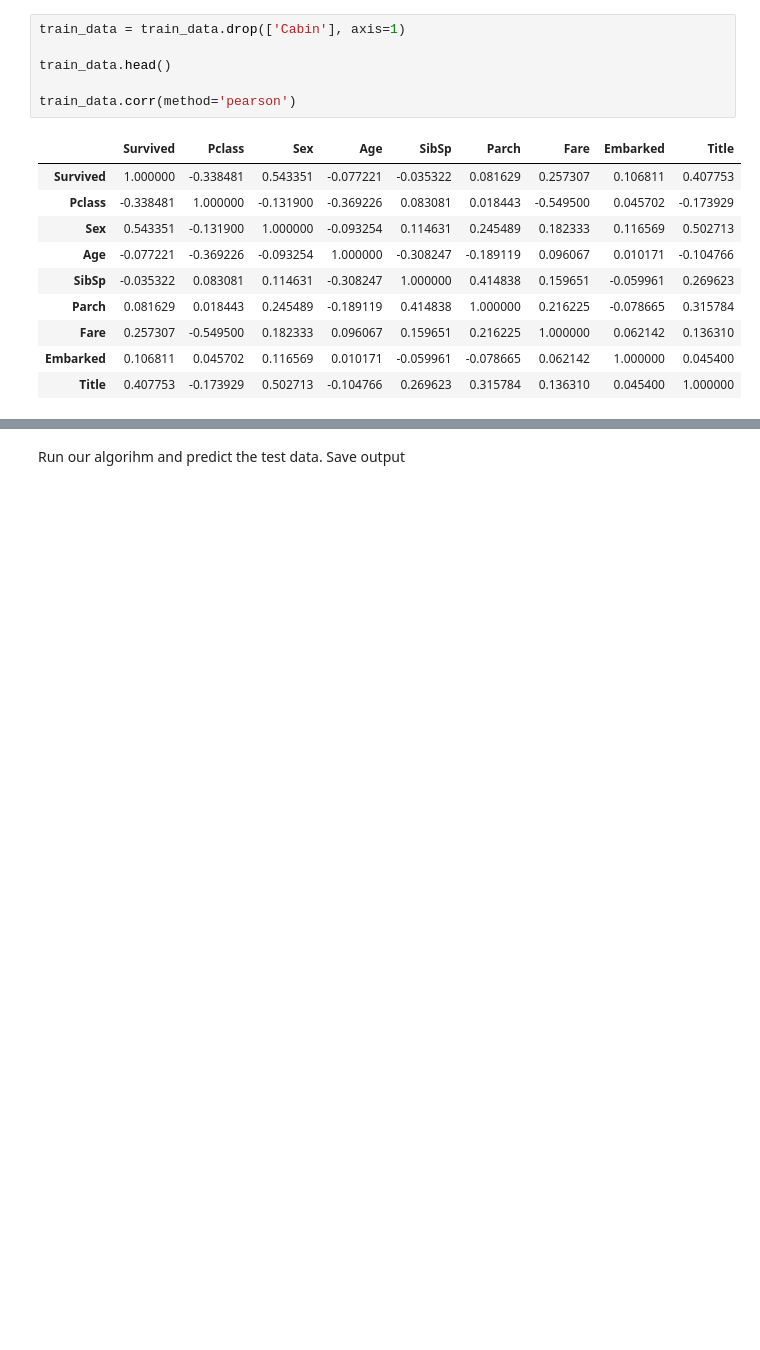
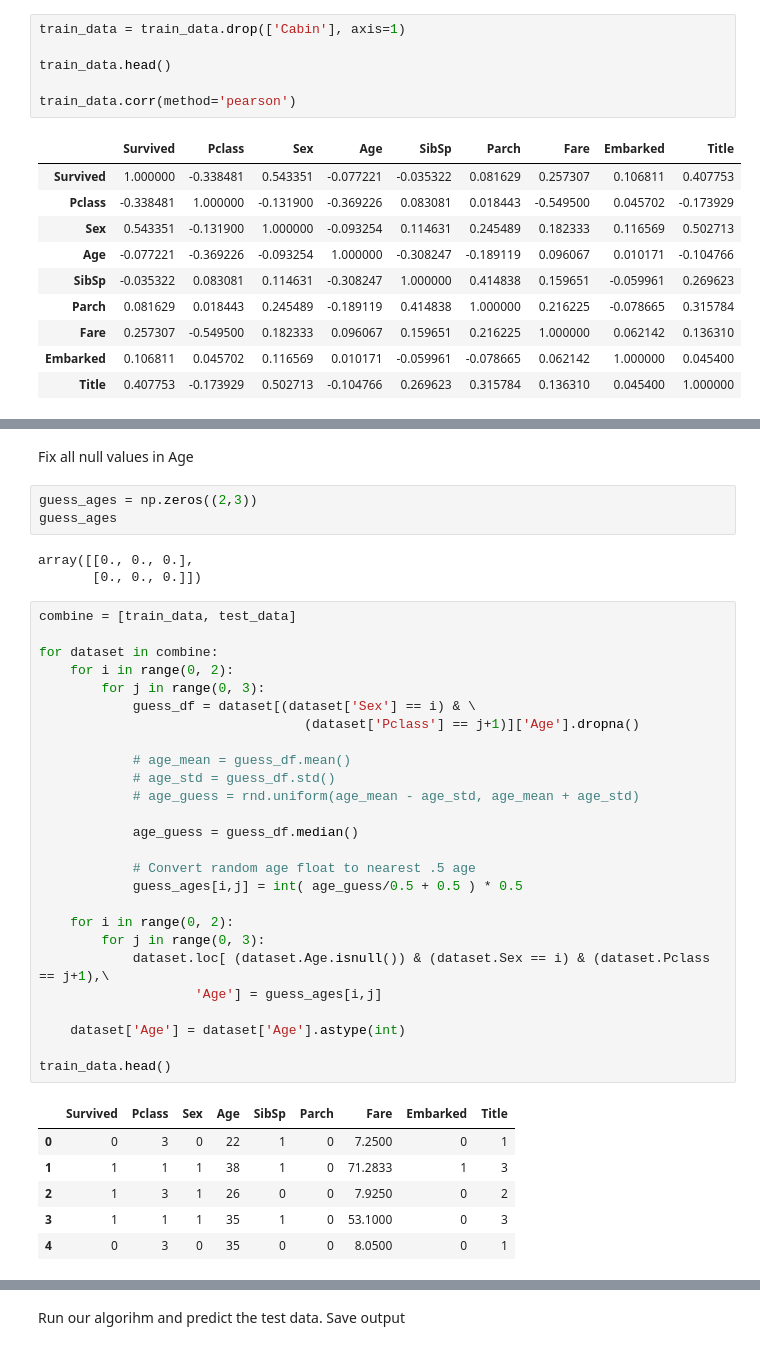
Before and after one commit to Henkef3/titanicKaggle, a Jupyter notebook: titanic.ipynb, the cells around one changed output, grey strips where cells are left out. Drawn from its saved outputs; the diff is of its cells as text; blank space fills up the shorter version.

```diff
--- a/titanic.ipynb
+++ b/titanic.ipynb
@@ -291,3 +295,44 @@ test_data.corr(method='pearson')
 | Fare | 0.008278 | -0.576745 | 0.191493 | 0.334662 | 0.171560 | 0.230059 | 1.000000 | 0.053658 | 0.217577 |
 | Embarked | -0.049863 | 0.031096 | 0.126779 | 0.113664 | -0.100603 | -0.125164 | 0.053658 | 1.000000 | 0.031726 |
 | Title | 0.006531 | -0.119826 | 0.565539 | -0.064884 | 0.269295 | 0.302061 | 0.217577 | 0.031726 | 1.000000 |
+# %% [markdown]
+Fix all null values in Age
+# %%
+guess_ages = np.zeros((2,3))
+guess_ages
+# %% [output]
+array([[0., 0., 0.],
+       [0., 0., 0.]])
+# %%
+combine = [train_data, test_data]
+
+for dataset in combine:
+    for i in range(0, 2):
+        for j in range(0, 3):
+            guess_df = dataset[(dataset['Sex'] == i) & \
+                                  (dataset['Pclass'] == j+1)]['Age'].dropna()
+
+            # age_mean = guess_df.mean()
+            # age_std = guess_df.std()
+            # age_guess = rnd.uniform(age_mean - age_std, age_mean + age_std)
+
+            age_guess = guess_df.median()
+
+            # Convert random age float to nearest .5 age
+            guess_ages[i,j] = int( age_guess/0.5 + 0.5 ) * 0.5
+
+    for i in range(0, 2):
+        for j in range(0, 3):
+            dataset.loc[ (dataset.Age.isnull()) & (dataset.Sex == i) & (dataset.Pclass == j+1),\
+                    'Age'] = guess_ages[i,j]
+
+    dataset['Age'] = dataset['Age'].astype(int)
+
+train_data.head()
+# %% [output]
+|  | Survived | Pclass | Sex | Age | SibSp | Parch | Fare | Embarked | Title |
+| 0 | 0 | 3 | 0 | 22 | 1 | 0 | 7.2500 | 0 | 1 |
+| 1 | 1 | 1 | 1 | 38 | 1 | 0 | 71.2833 | 1 | 3 |
+| 2 | 1 | 3 | 1 | 26 | 0 | 0 | 7.9250 | 0 | 2 |
+| 3 | 1 | 1 | 1 | 35 | 1 | 0 | 53.1000 | 0 | 3 |
+| 4 | 0 | 3 | 0 | 35 | 0 | 0 | 8.0500 | 0 | 1 |
```
Also changed, not shown: parts of 7 cells of this notebook.
